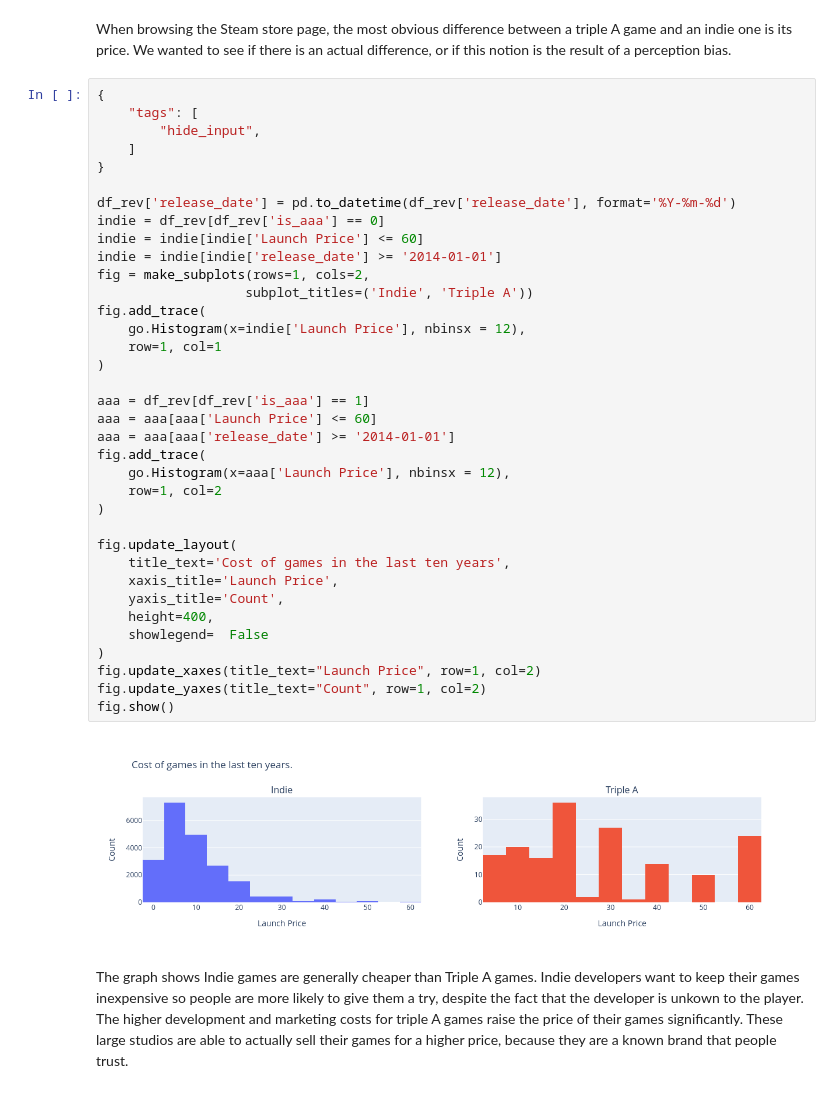
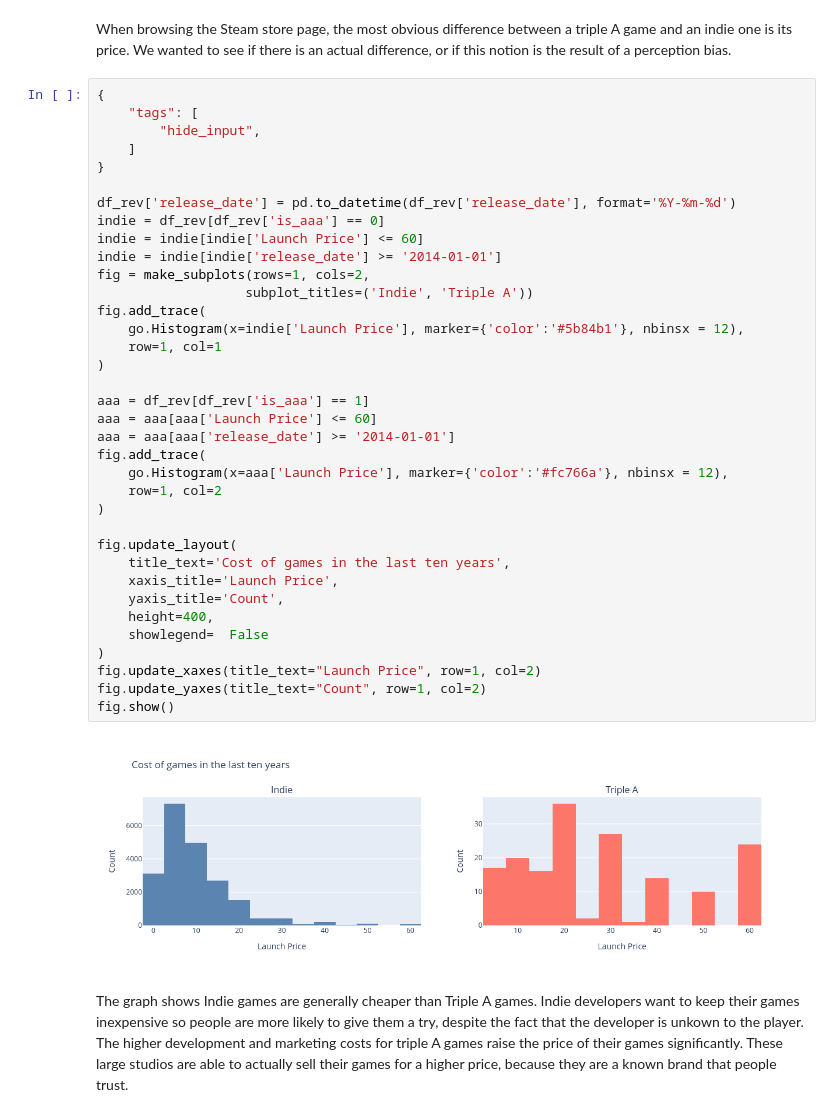
Before and after one commit to yarben/InfVis, a Jupyter notebook: docs/home.ipynb, the cells around one changed output. Cells and saved outputs as stored; diff of their text form.

```diff
--- a/docs/home.ipynb
+++ b/docs/home.ipynb
@@ -403,36 +403,36 @@ When browsing the Steam store page, the most obvious difference between a triple
 }
 
 df_rev['release_date'] = pd.to_datetime(df_rev['release_date'], format='%Y-%m-%d')
 indie = df_rev[df_rev['is_aaa'] == 0]
 indie = indie[indie['Launch Price'] <= 60]
 indie = indie[indie['release_date'] >= '2014-01-01']
 fig = make_subplots(rows=1, cols=2,
                    subplot_titles=('Indie', 'Triple A'))
 fig.add_trace(
-    go.Histogram(x=indie['Launch Price'], nbinsx = 12),
+    go.Histogram(x=indie['Launch Price'], marker={'color':'#5b84b1'}, nbinsx = 12),
     row=1, col=1
 )
 
 aaa = df_rev[df_rev['is_aaa'] == 1]
 aaa = aaa[aaa['Launch Price'] <= 60]
 aaa = aaa[aaa['release_date'] >= '2014-01-01']
 fig.add_trace(
-    go.Histogram(x=aaa['Launch Price'], nbinsx = 12),
+    go.Histogram(x=aaa['Launch Price'], marker={'color':'#fc766a'}, nbinsx = 12),
     row=1, col=2
 )
 
 fig.update_layout(
     title_text='Cost of games in the last ten years',
     xaxis_title='Launch Price',
     yaxis_title='Count',
     height=400,
     showlegend=  False
 )
 fig.update_xaxes(title_text="Launch Price", row=1, col=2)
 fig.update_yaxes(title_text="Count", row=1, col=2)
 fig.show()
 # %% [output]
-[figure, old version]
+[figure, new version]
 # %% [markdown]
 The graph shows Indie games are generally cheaper than Triple A games. Indie developers want to keep their games inexpensive so people are more likely to give them a try, despite the fact that the developer is unkown to the player. \
 The higher development and marketing costs for triple A games raise the price of their games significantly. These large studios are able to actually sell their games for a higher price, because they are a known brand that people trust.
```
Also changed, not shown: parts of 8 cells of this notebook.
